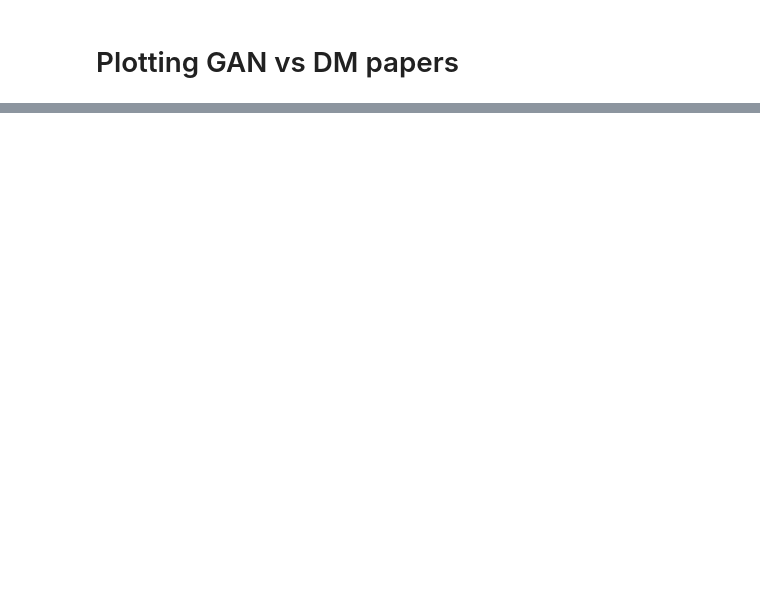
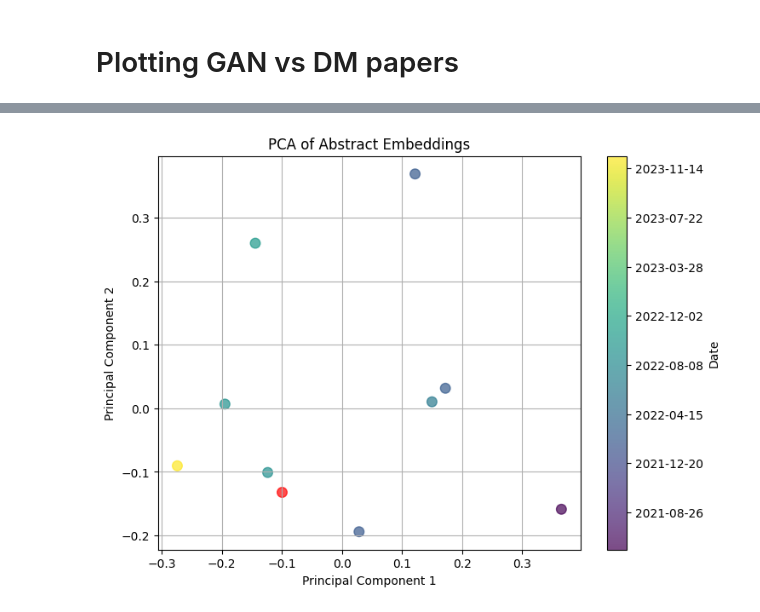
Before and after one commit to tjkerby/lit_review, a Jupyter notebook: scripts/visualize_kg.ipynb, the cells around one changed output, grey strips where cells are left out. Cells and saved outputs as stored; diff of their text form; code cells hidden in the pictures; blank space fills up the shorter version.

```diff
--- a/scripts/visualize_kg.ipynb
+++ b/scripts/visualize_kg.ipynb
@@ -161,0 +334,15 @@ plot_pca_comp_dates(embeddings, date_floats, norm=norm, cmap='viridis')
+# %%
+query = ["Papers that discuss methods applied to diffusion models."]
+color_var = "dates"
+
+generate_plot_from_query(
+    query,
+    color_var,
+    x_axis_comp=0,
+    y_axis_comp=1,
+    n_docs=10,
+    n_components=.95,
+    labels=None
+)
+# %% [output]
+[figure, added]
```
Also changed, not shown: parts of 12 cells of this notebook.
